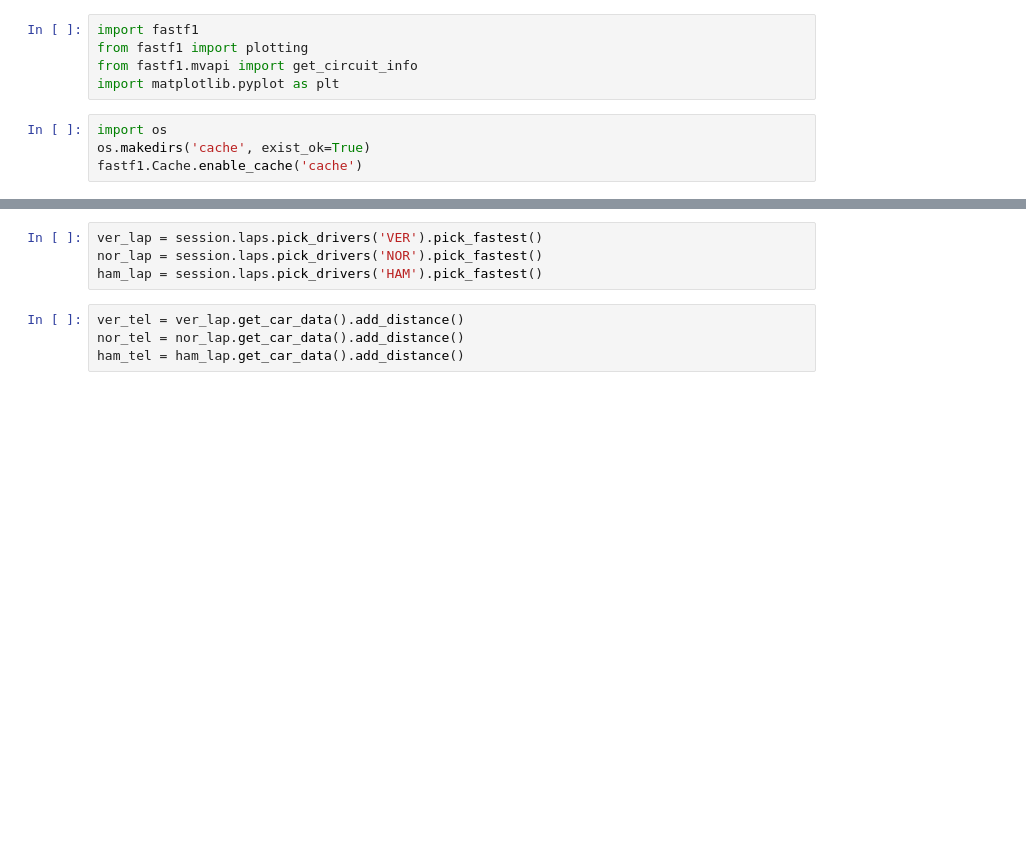
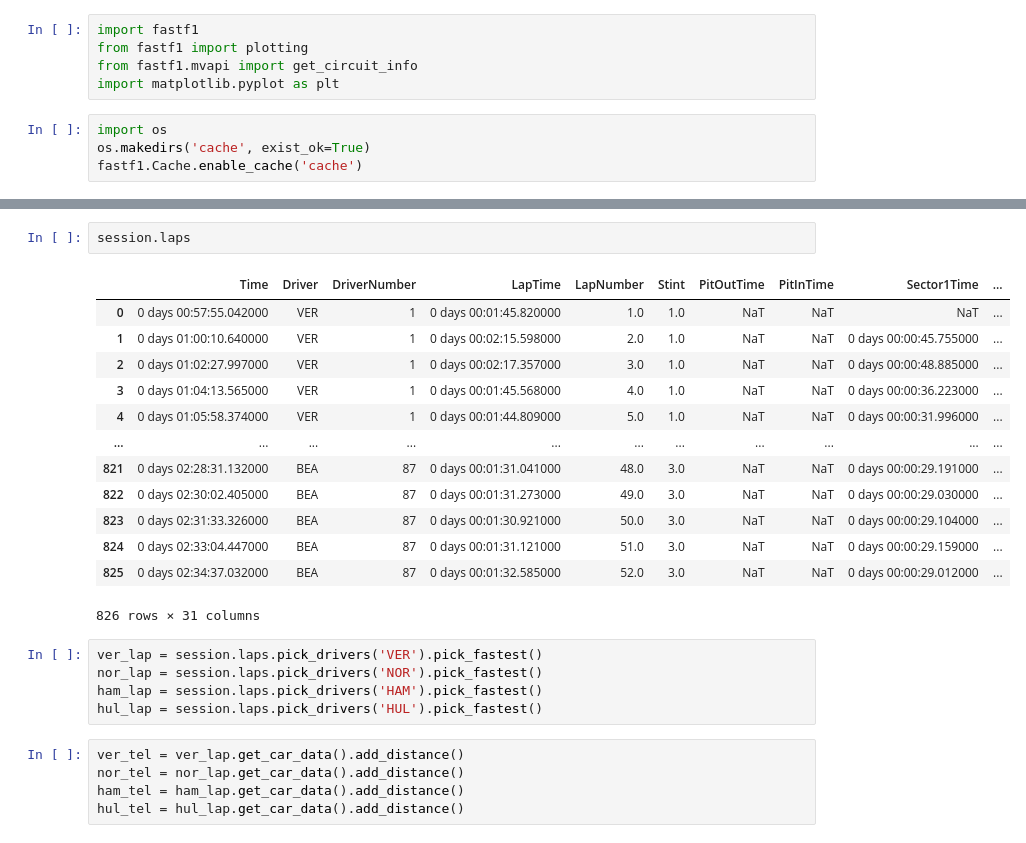
Before and after one commit to aditya-mathpal/f1-telemetry-analyzer, a Jupyter notebook: f1_qualifying_analyzer.ipynb, the cells around one changed output, grey strips where cells are left out. Drawn from its saved outputs; the diff is of its cells as text; blank space fills up the shorter version.

```diff
--- a/f1_qualifying_analyzer.ipynb
+++ b/f1_qualifying_analyzer.ipynb
@@ -27,9 +50,27 @@ core           INFO     Finished loading data for 20 drivers: ['1', '4', '81', '
+# %%
+session.laps
+# %% [output]
+|  | Time | Driver | DriverNumber | LapTime | LapNumber | Stint | PitOutTime | PitInTime | Sector1Time | ... |
+| 0 | 0 days 00:57:55.042000 | VER | 1 | 0 days 00:01:45.820000 | 1.0 | 1.0 | NaT | NaT | NaT | ... |
+| 1 | 0 days 01:00:10.640000 | VER | 1 | 0 days 00:02:15.598000 | 2.0 | 1.0 | NaT | NaT | 0 days 00:00:45.755000 | ... |
+| 2 | 0 days 01:02:27.997000 | VER | 1 | 0 days 00:02:17.357000 | 3.0 | 1.0 | NaT | NaT | 0 days 00:00:48.885000 | ... |
+| 3 | 0 days 01:04:13.565000 | VER | 1 | 0 days 00:01:45.568000 | 4.0 | 1.0 | NaT | NaT | 0 days 00:00:36.223000 | ... |
+| 4 | 0 days 01:05:58.374000 | VER | 1 | 0 days 00:01:44.809000 | 5.0 | 1.0 | NaT | NaT | 0 days 00:00:31.996000 | ... |
+| ... | ... | ... | ... | ... | ... | ... | ... | ... | ... | ... |
+| 821 | 0 days 02:28:31.132000 | BEA | 87 | 0 days 00:01:31.041000 | 48.0 | 3.0 | NaT | NaT | 0 days 00:00:29.191000 | ... |
+| 822 | 0 days 02:30:02.405000 | BEA | 87 | 0 days 00:01:31.273000 | 49.0 | 3.0 | NaT | NaT | 0 days 00:00:29.030000 | ... |
+| 823 | 0 days 02:31:33.326000 | BEA | 87 | 0 days 00:01:30.921000 | 50.0 | 3.0 | NaT | NaT | 0 days 00:00:29.104000 | ... |
+| 824 | 0 days 02:33:04.447000 | BEA | 87 | 0 days 00:01:31.121000 | 51.0 | 3.0 | NaT | NaT | 0 days 00:00:29.159000 | ... |
+| 825 | 0 days 02:34:37.032000 | BEA | 87 | 0 days 00:01:32.585000 | 52.0 | 3.0 | NaT | NaT | 0 days 00:00:29.012000 | ... |
+826 rows × 31 columns
 # %%
 ver_lap = session.laps.pick_drivers('VER').pick_fastest()
 nor_lap = session.laps.pick_drivers('NOR').pick_fastest()
 ham_lap = session.laps.pick_drivers('HAM').pick_fastest()
+hul_lap = session.laps.pick_drivers('HUL').pick_fastest()
 # %%
 ver_tel = ver_lap.get_car_data().add_distance()
 nor_tel = nor_lap.get_car_data().add_distance()
 ham_tel = ham_lap.get_car_data().add_distance()
+hul_tel = hul_lap.get_car_data().add_distance()
 # %%
```
Also changed, not shown: parts of 4 cells of this notebook, 2 other files.
